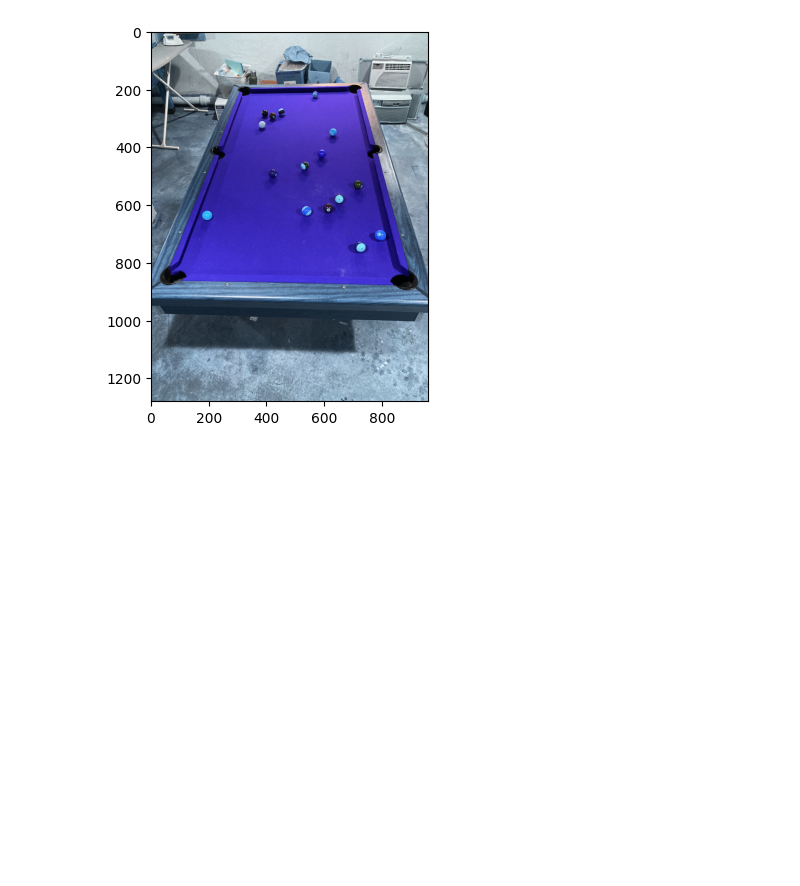
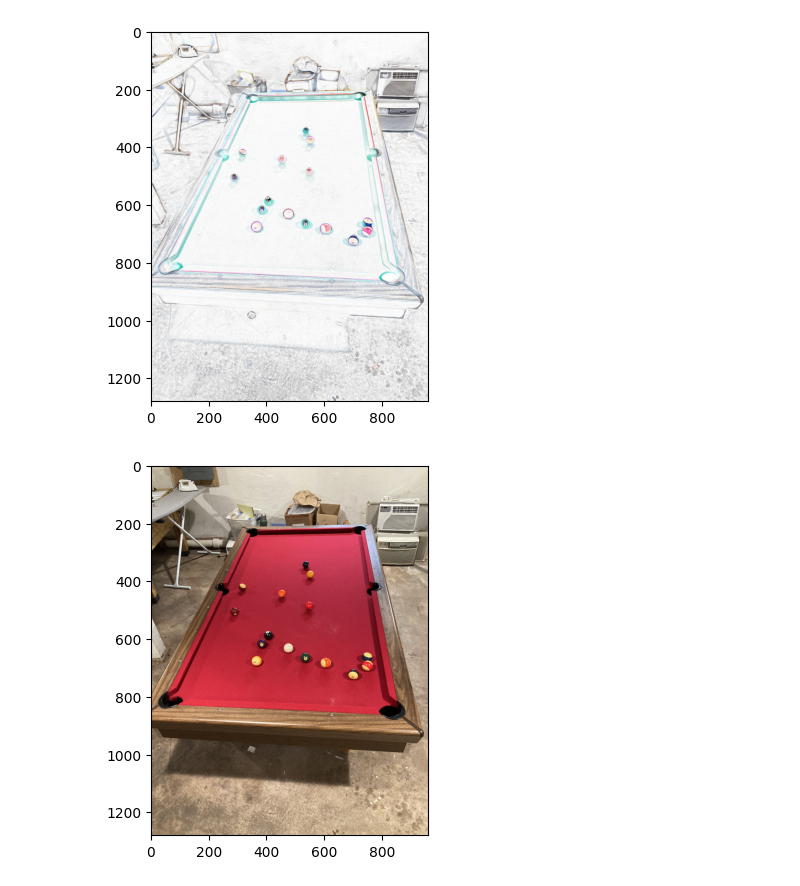
Before and after one commit to bennibbelink/cs766-final-project, a Jupyter notebook: ball_detect.ipynb, the cells around one changed output. Cells and saved outputs as stored; diff of their text form; code cells hidden in the pictures; blank space fills up the shorter version.

```diff
--- a/ball_detect.ipynb
+++ b/ball_detect.ipynb
@@ -1,13 +1,28 @@
+# %%
+import cv2
+def shadow_remove(img):
+    rgb_planes = cv2.split(img)
+    result_norm_planes = []
+    for plane in rgb_planes:
+        dilated_img = cv2.dilate(plane, np.ones((7,7), np.uint8))
+        bg_img = cv2.medianBlur(dilated_img, 21)
+        diff_img = 255 - cv2.absdiff(plane, bg_img)
+        norm_img = cv2.normalize(diff_img,None, alpha=0, beta=255, norm_type=cv2.NORM_MINMAX, dtype=cv2.CV_8UC1)
+        result_norm_planes.append(norm_img)
+    shadowremov = cv2.merge(result_norm_planes)
+    return shadowremov
 # %%
-import cv2
 from sympy import Point, Ellipse
 import matplotlib.pyplot as plt
 import numpy as np
-x1='images/all_balls/1280x1280/1.png'
+x1='images/most_balls/1280x1280/IMG_3207.png'
 grayscale = cv2.imread(x1, 0)
-image1 = cv2.imread(x1,1)
-
-plt.imshow(image1)
+color = cv2.imread(x1,1)
+no_shadow = shadow_remove(color)
+plt.imshow(cv2.cvtColor(no_shadow, cv2.COLOR_BGR2RGB))
 plt.show()
+plt.imshow(cv2.cvtColor(color, cv2.COLOR_BGR2RGB))
+plt.show()
 # %% [output]
-[figure, old version]
+[figure, new version]
+[figure, added]
```
Also changed, not shown: parts of 5 cells of this notebook, 1 other file.
